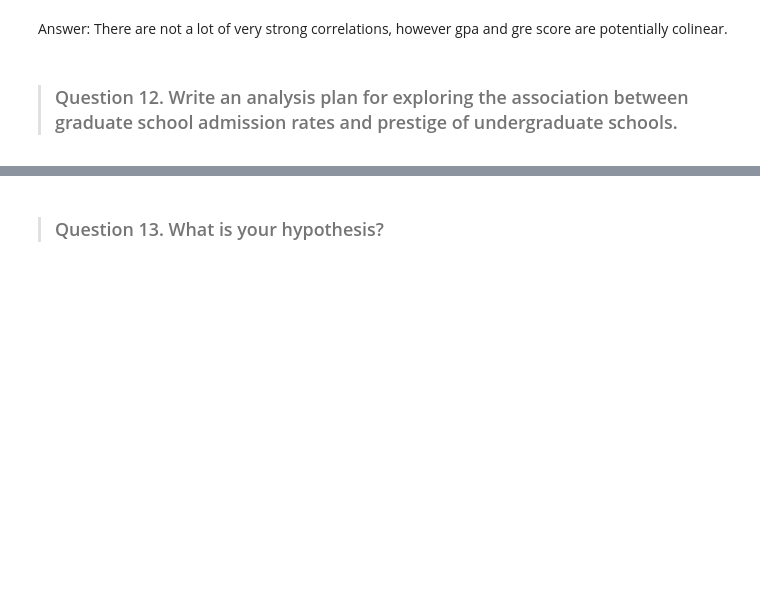
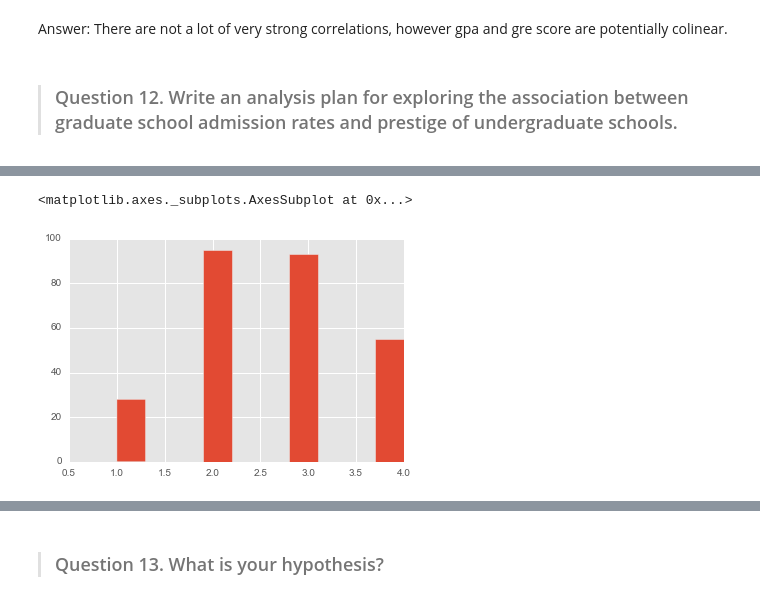
Before and after one commit to haghbinn/DS-SF-27, a Jupyter notebook: unit-project/2/code/unit-project-2-niloo.ipynb, the cells around one changed output, grey strips where cells are left out. Saved outputs shown, nothing was run; the diff lists cells and outputs as text; code cells hidden in the pictures; blank space fills up the shorter version.

```diff
--- a/unit-project/2/code/unit-project-2-niloo.ipynb
+++ b/unit-project/2/code/unit-project-2-niloo.ipynb
@@ -242,0 +280,5 @@ Answer: Analyze the distribution of high school prestige of admitted students an
+# %%
+ns.prestige.hist()
+# %% [output]
+<matplotlib.axes._subplots.AxesSubplot at 0x...>
+[figure, added]
```
Also changed, not shown: parts of 19 cells of this notebook.
